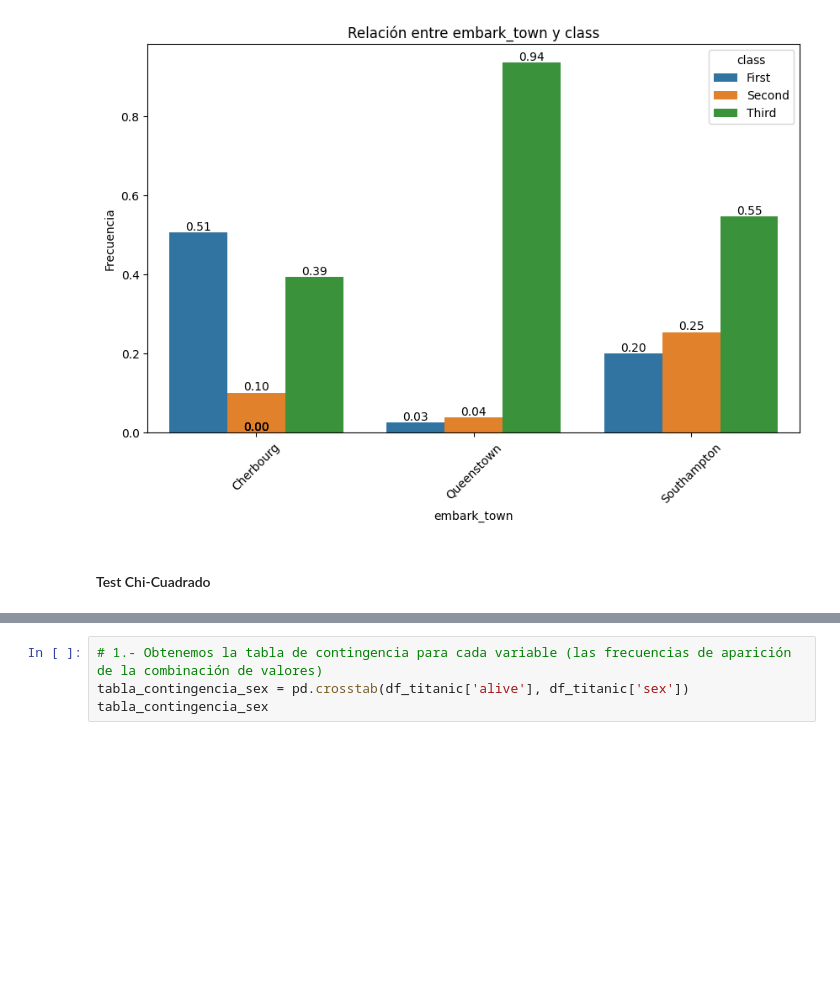
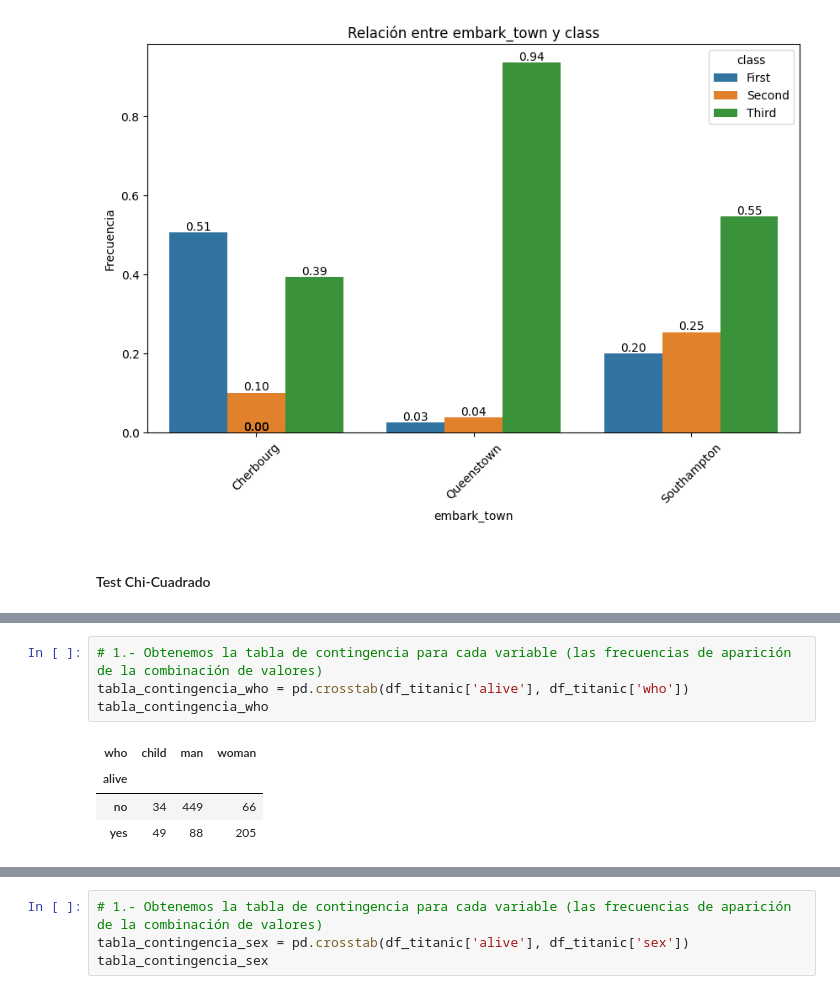
Before and after one commit to noemontiels/ONLINE_DS_THEBRIDGE_NOELIAMONTIEL, a Jupyter notebook: 03_Analisis_de_Datos/Sprint_07/Unidad_02/Practica_Obligatoria/18_Practica_Obligatoria_Multivariante.ipynb, the cells around one changed output, grey strips where cells are left out. Drawn from its saved outputs; the diff is of its cells as text; blank space fills up the shorter version.

```diff
--- a/03_Analisis_de_Datos/Sprint_07/Unidad_02/Practica_Obligatoria/18_Practica_Obligatoria_Multivariante.ipynb
+++ b/03_Analisis_de_Datos/Sprint_07/Unidad_02/Practica_Obligatoria/18_Practica_Obligatoria_Multivariante.ipynb
@@ -276,0 +314,9 @@ boot.plot_categorical_relationship_fin(df_titanic, "embark_town", "class", show_
+# %%
+# 1.- Obtenemos la tabla de contingencia para cada variable (las frecuencias de aparición de la combinación de valores)
+tabla_contingencia_who = pd.crosstab(df_titanic['alive'], df_titanic['who'])
+tabla_contingencia_who
+# %% [output]
+| who | child | man | woman |
+| alive |  |  |  |
+| no | 34 | 449 | 66 |
+| yes | 49 | 88 | 205 |
```
Also changed, not shown: parts of 12 cells of this notebook, 12 other files.
